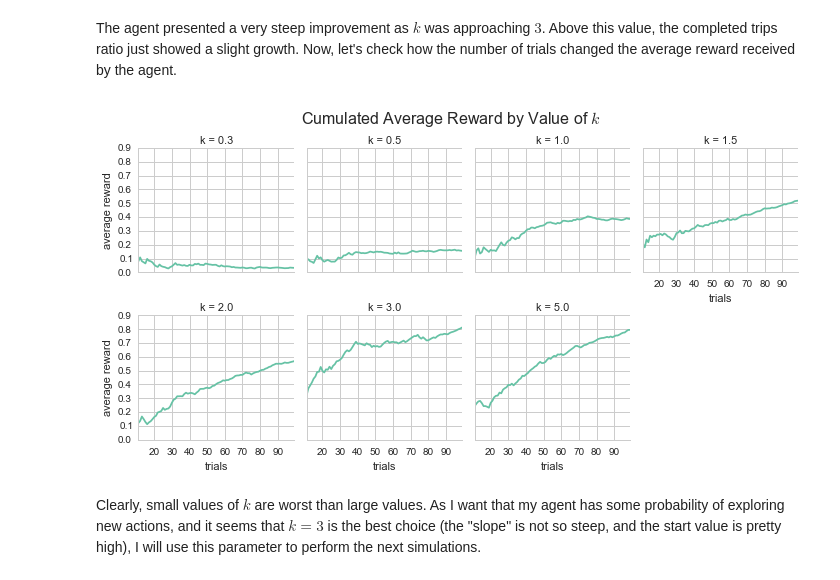
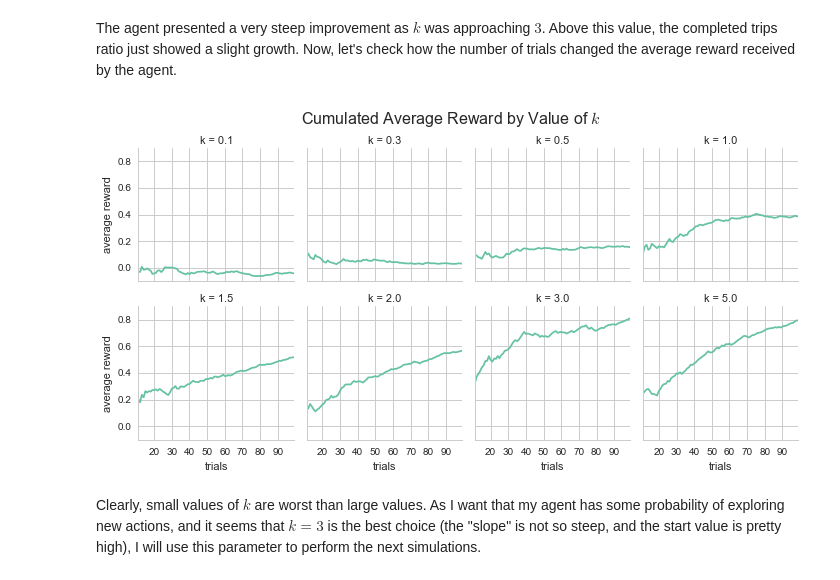
Before and after one commit to ucaiado/Smart_Cab, a Jupyter notebook: smart_cab.ipynb, the cells around one changed output. Drawn from its saved outputs; the diff is of its cells as text; code cells hidden in the pictures.

```diff
--- a/smart_cab.ipynb
+++ b/smart_cab.ipynb
@@ -296,7 +296,7 @@ Where $P(a_i\, | \,s )$ is the probability of selecting the action $a_i$ given t
 import smartcab.eda as eda; reload(eda);
 import pandas as pd
 # %%
-s_fname = 'log/sim_Wed_Aug__3_025249_2016.log'
+s_fname = 'log/sim_Wed_Aug__3_025249_2016.txt'
 d1, d2, d3 = eda.performance_measures(s_fname)
 df_plot = pd.DataFrame(d1) * 1.
 df_plot.index = [u'exploration', u'exploitation']
@@ -322,21 +322,21 @@ The agent presented a very steep improvement as $k$ was approaching $3$. Above t
 # %%
 import matplotlib.pyplot as plt
 # %%
-df_plot = pd.DataFrame(d2).iloc[10:, 1:]
+df_plot = pd.DataFrame(d2).iloc[10:, :]
 df_plot = df_plot.unstack().reset_index()
 df_plot.columns = ['k', 'trials', 'average reward']
 
 def dateplot(x, y, **kwargs):
     ax = plt.gca()
     data = kwargs.pop("data")
     data.plot(x=x, y=y, ax=ax, **kwargs)
 
 g = sns.FacetGrid(df_plot, col="k", col_wrap=4, size=2.5)
 g = g.map_dataframe(dateplot, "trials", "average reward")
 g.fig.suptitle("Cumulated Average Reward by Value of $k$",
                fontsize=16, y=1.04);
 # %% [output]
-[figure, old version]
+[figure, new version]
 # %% [markdown]
 Clearly, small values of $k$ are worst than large values. As I want that my agent has some probability of exploring new actions, and it seems that $k=3$ is the best choice (the "slope" is not so steep, and the start value is pretty high), I will use this parameter to perform the next simulations.
 # %% [markdown]
```
Also changed, not shown: parts of 8 cells of this notebook, 7 other files.
